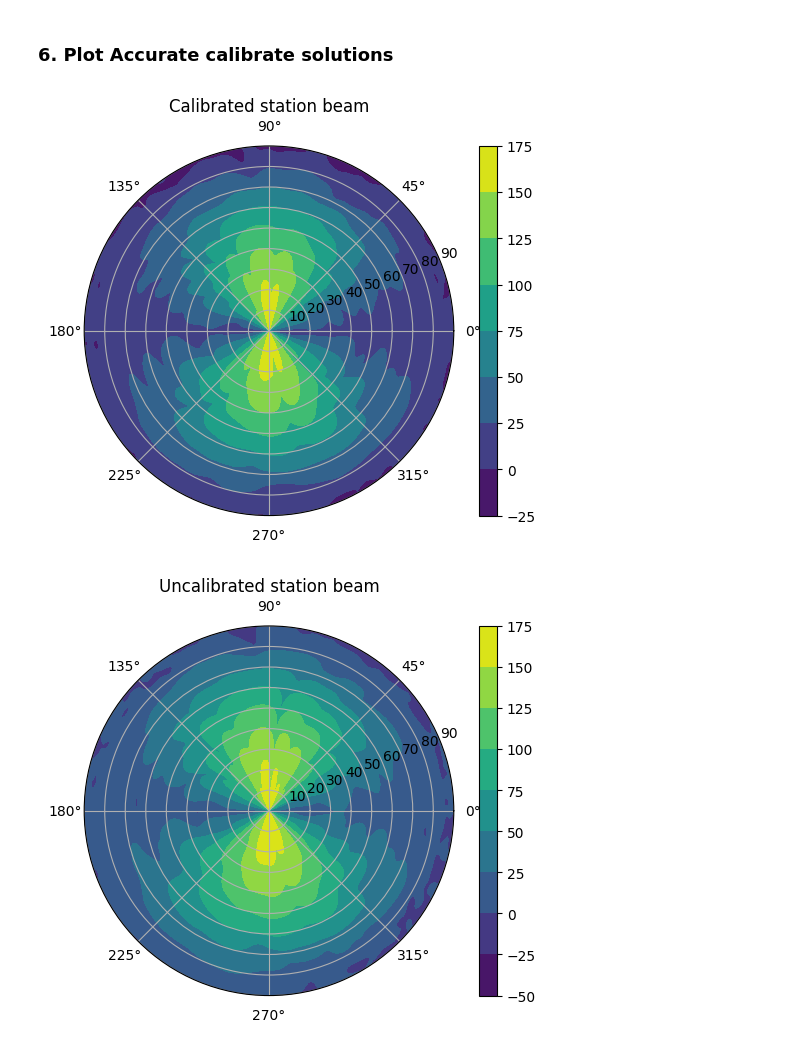
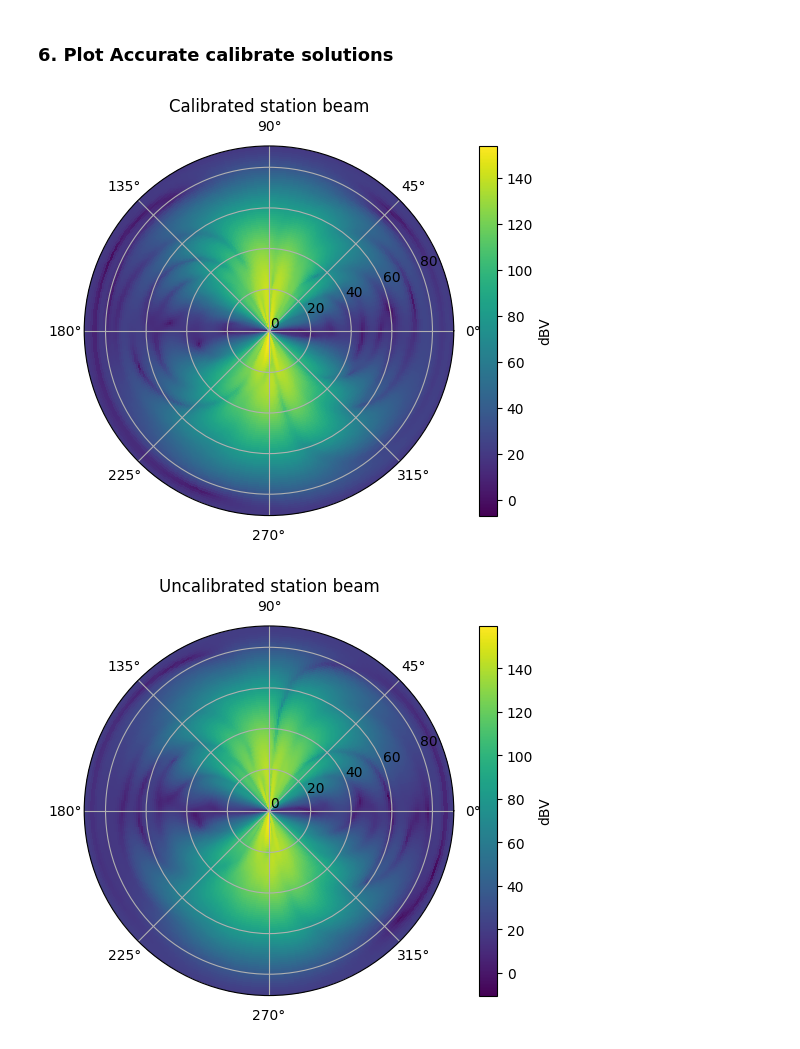
Before and after one commit to ZhongXinyu/SKA-Signal-Detection, a Jupyter notebook: src.ipynb, the cells around one changed output. Saved outputs shown, nothing was run; the diff lists cells and outputs as text; code cells hidden in the pictures.

```diff
--- a/src.ipynb
+++ b/src.ipynb
@@ -506,7 +506,7 @@ plt.show()
 # Assume phi and theta are 1D arrays representing the angle from the z-axis and the azimuthal angle, respectively
 
 phi = np.linspace(0, 2*np.pi, 360) # From 0 to 360 degrees in radians)
-theta = np.linspace(np.pi/2, 0, 90) # From 0 to 90 degrees in radians
+theta = np.linspace(0, np.pi/2, 90) # From 0 to 90 degrees in radians
 mesh_theta, mesh_phi = np.meshgrid(theta, phi)
 
 v_theta_polY, v_phi_polY, v_theta_polX, v_phi_polX = compute_EEPs(mesh_theta.flatten()[:,None],mesh_phi.flatten()[:,None]) # Example function to generate data
@@ -539,12 +539,12 @@ fig, ax = plt.subplots(subplot_kw={'projection': 'polar'})
 
 # Create the contour plot, interpreting 'phi' as the radial distance
 # Use contour for line contours or contourf for filled contours
-CS = ax.contourf(mesh_phi, mesh_theta, b_calibrated)
-# CS = ax.pcolormesh(mesh_phi, mesh_theta, b_calibrated)
+# CS = ax.contourf(mesh_phi, mesh_theta, b_calibrated)
+CS = ax.pcolormesh(mesh_phi, mesh_theta, b_calibrated)
 # OR for filled contours: CS = ax.contourf(mesh_phi, mesh_theta, b_polY_db)
 
 # Add a colorbar for reference
-cbar = plt.colorbar(CS)
+cbar = plt.colorbar(CS, label='dBV')
 
 # Add a title
 plt.title('Calibrated station beam')
@@ -552,21 +552,21 @@ plt.title('Calibrated station beam')
 plt.savefig('figures/calibrated_station_beam.png')
 plt.show()
 # %% [output]
-[figure, old version]
+[figure, new version]
 # %%
 # plot uncalibrated beam
 fig, ax = plt.subplots(subplot_kw={'projection': 'polar'})
 
 # Create the contour plot, interpreting 'phi' as the radial distance
 # Use contour for line contours or contourf for filled contours
-CS = ax.contourf(mesh_phi, mesh_theta, b_uncalibrated)
+CS = ax.pcolormesh(mesh_phi, mesh_theta, b_uncalibrated)
 
 # Add a colorbar for reference
-cbar = plt.colorbar(CS)
+cbar = plt.colorbar(CS, label='dBV')
 
 plt.title('Uncalibrated station beam')
 
 plt.savefig('figures/uncalibrated_station_beam.png')
 plt.show()
 # %% [output]
-[figure, old version]
+[figure, new version]
```
Also changed, not shown: parts of 4 cells of this notebook.
